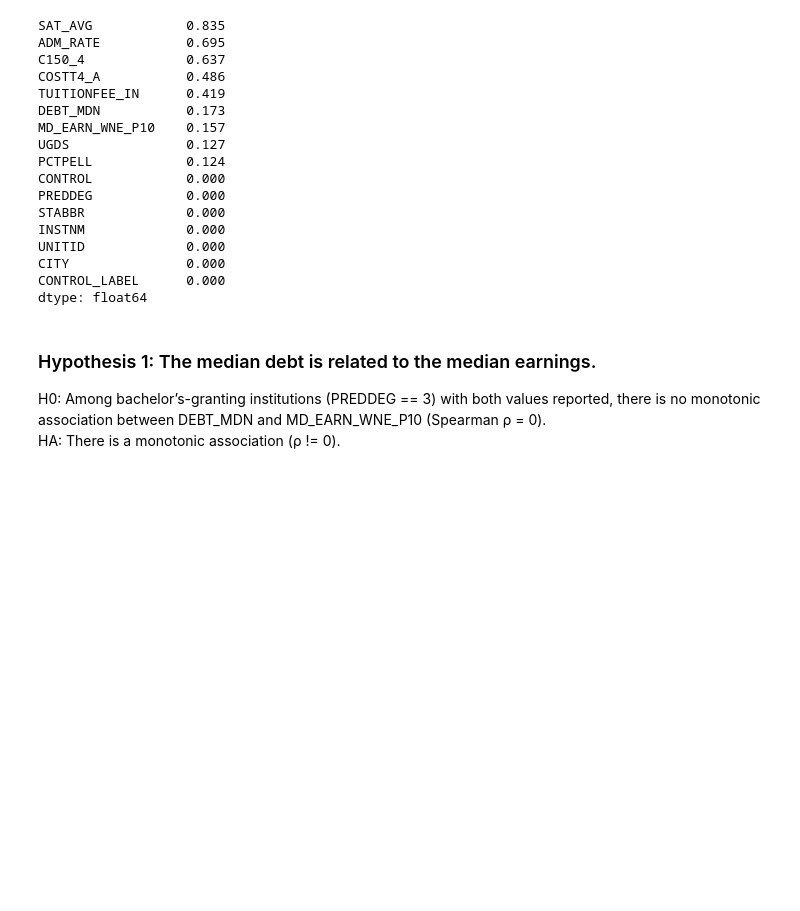
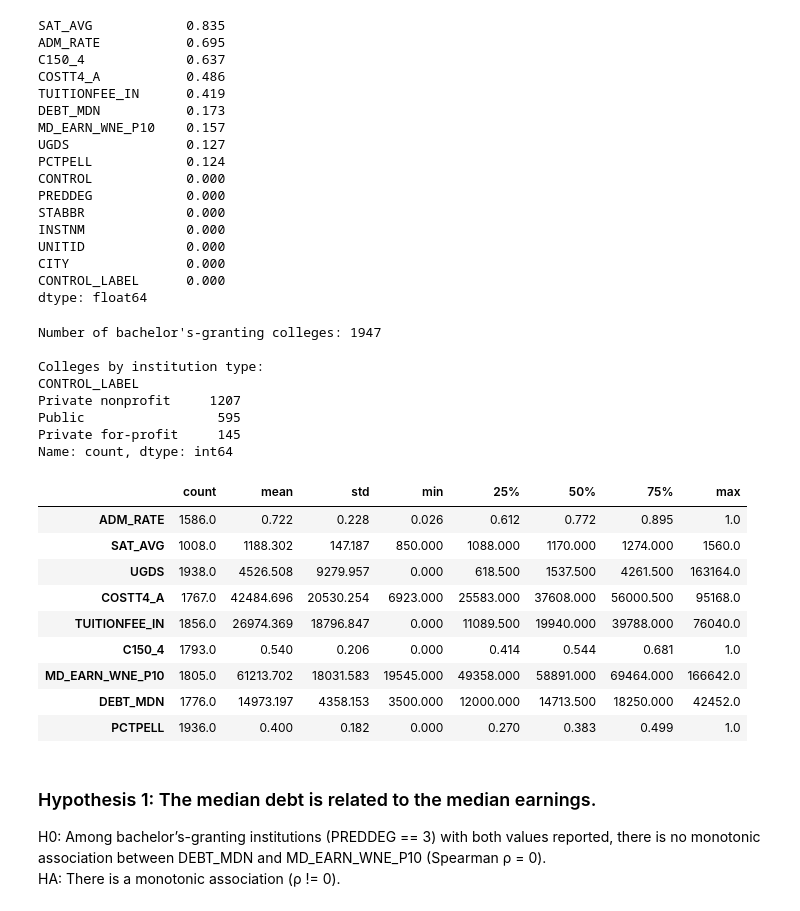
Before and after one commit to at-manos/CMSC320_Project, a Jupyter notebook: checkpoint2.ipynb, the cells around one changed output. Cells and saved outputs as stored; diff of their text form; code cells hidden in the pictures; blank space fills up the shorter version.

```diff
--- a/checkpoint2.ipynb
+++ b/checkpoint2.ipynb
@@ -74,6 +74,45 @@ UNITID             0.000
 CITY               0.000
 CONTROL_LABEL      0.000
 dtype: float64
+# %%
+bachelor = scorecard[scorecard["PREDDEG"] == 3].copy()
+
+summary_columns = [
+    "ADM_RATE",
+    "SAT_AVG",
+    "UGDS",
+    "COSTT4_A",
+    "TUITIONFEE_IN",
+    "C150_4",
+    "MD_EARN_WNE_P10",
+    "DEBT_MDN",
+    "PCTPELL"
+]
+
+print("Number of bachelor's-granting colleges:", len(bachelor))
+print("\nColleges by institution type:")
+print(bachelor["CONTROL_LABEL"].value_counts())
+
+bachelor[summary_columns].describe().T.round(3)
+# %% [output]
+Number of bachelor's-granting colleges: 1947
+
+Colleges by institution type:
+CONTROL_LABEL
+Private nonprofit     1207
+Public                 595
+Private for-profit     145
+Name: count, dtype: int64
+|  | count | mean | std | min | 25% | 50% | 75% | max |
+| ADM_RATE | 1586.0 | 0.722 | 0.228 | 0.026 | 0.612 | 0.772 | 0.895 | 1.0 |
+| SAT_AVG | 1008.0 | 1188.302 | 147.187 | 850.000 | 1088.000 | 1170.000 | 1274.000 | 1560.0 |
+| UGDS | 1938.0 | 4526.508 | 9279.957 | 0.000 | 618.500 | 1537.500 | 4261.500 | 163164.0 |
+| COSTT4_A | 1767.0 | 42484.696 | 20530.254 | 6923.000 | 25583.000 | 37608.000 | 56000.500 | 95168.0 |
+| TUITIONFEE_IN | 1856.0 | 26974.369 | 18796.847 | 0.000 | 11089.500 | 19940.000 | 39788.000 | 76040.0 |
+| C150_4 | 1793.0 | 0.540 | 0.206 | 0.000 | 0.414 | 0.544 | 0.681 | 1.0 |
+| MD_EARN_WNE_P10 | 1805.0 | 61213.702 | 18031.583 | 19545.000 | 49358.000 | 58891.000 | 69464.000 | 166642.0 |
+| DEBT_MDN | 1776.0 | 14973.197 | 4358.153 | 3500.000 | 12000.000 | 14713.500 | 18250.000 | 42452.0 |
+| PCTPELL | 1936.0 | 0.400 | 0.182 | 0.000 | 0.270 | 0.383 | 0.499 | 1.0 |
 # %% [markdown]
 ### Hypothesis 1: The median debt is related to the median earnings.
 H0: Among bachelor’s-granting institutions (PREDDEG == 3) with both values reported, there is no monotonic association between DEBT_MDN and MD_EARN_WNE_P10 (Spearman ρ = 0).  <br>
```
Also changed, not shown: parts of 8 cells of this notebook.
